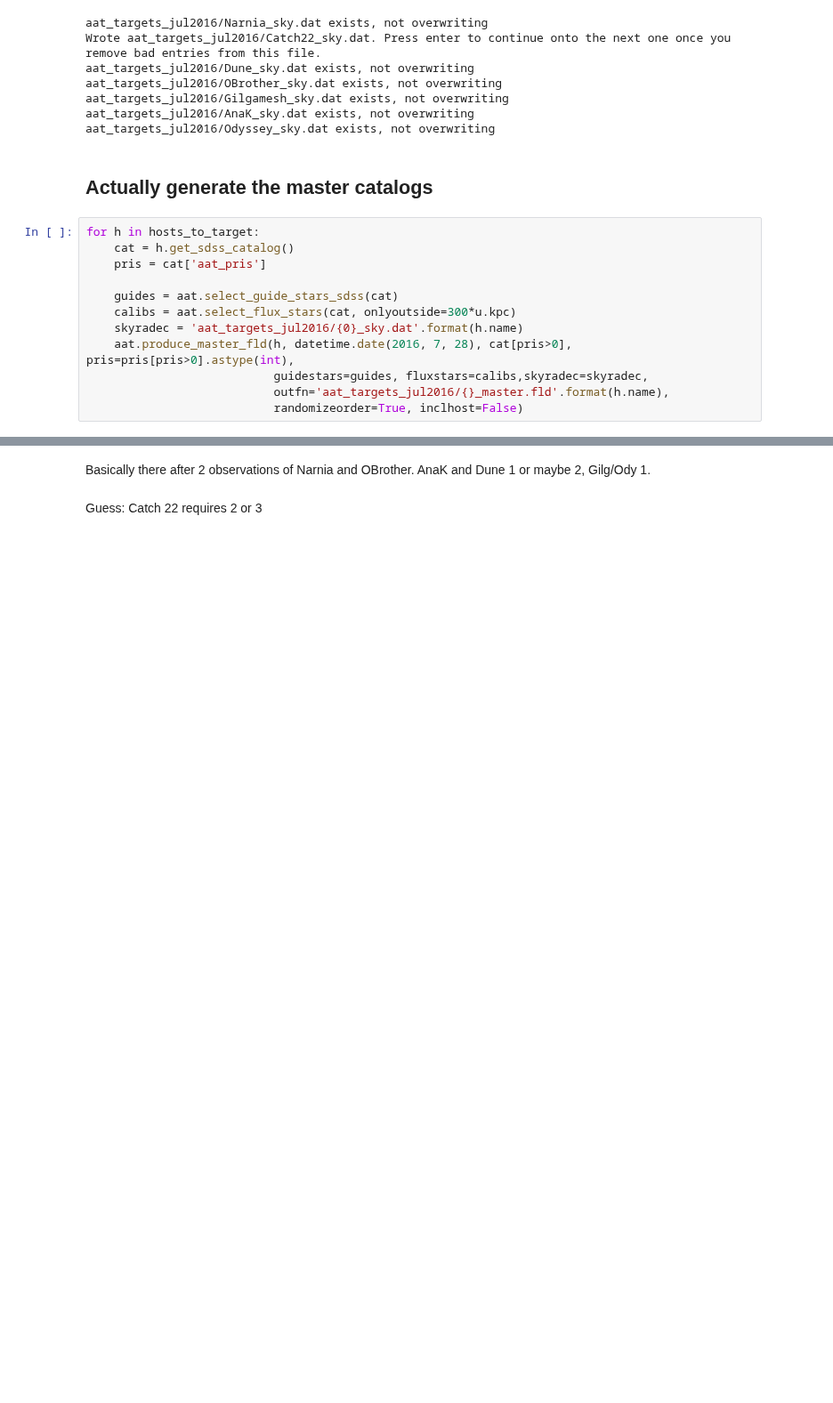
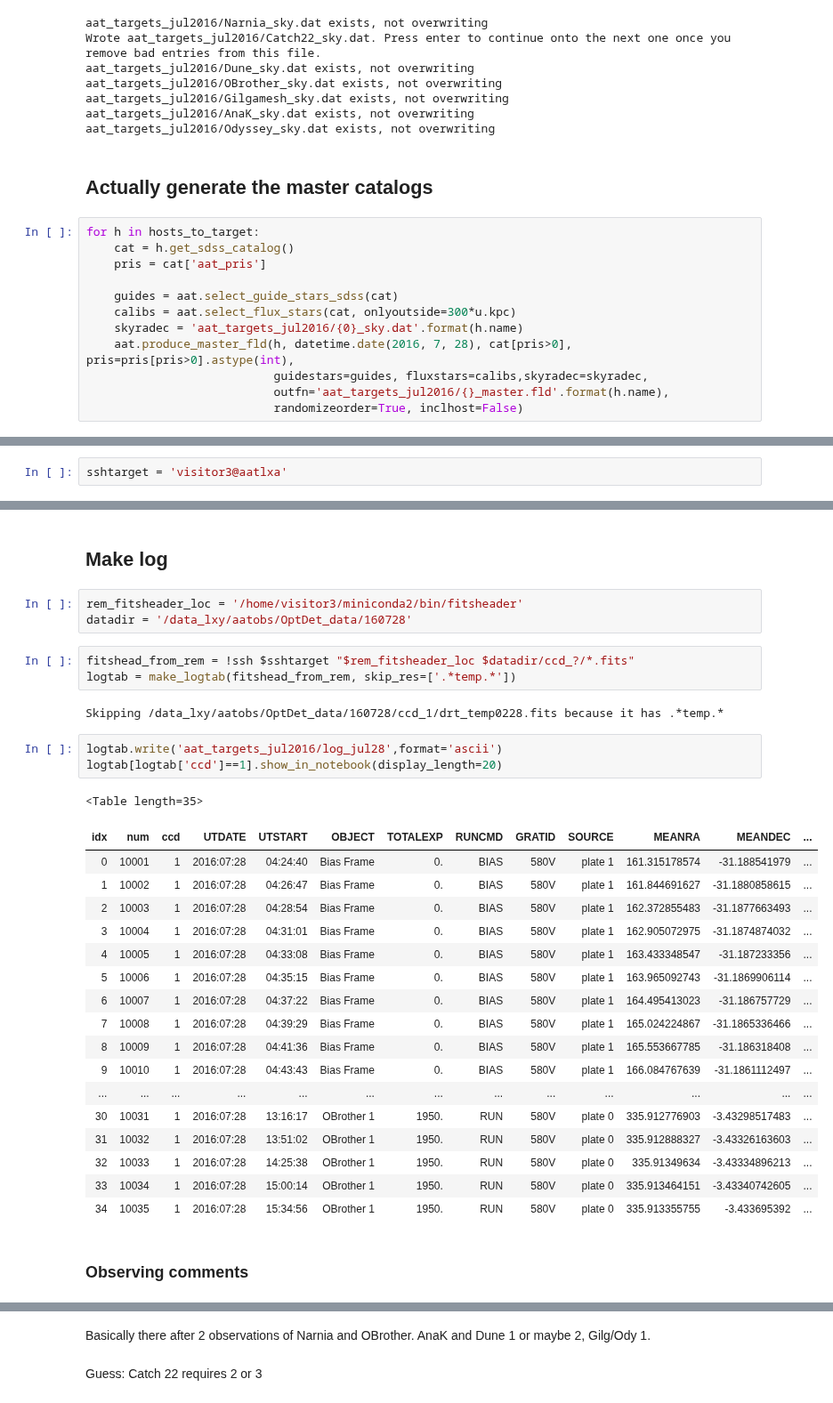
Before and after one commit to sagasurvey/erik, a Jupyter notebook: ipython_notebooks/2016Jul-AAT.ipynb, the cells around one changed output, grey strips where cells are left out. Shown at 89% size. Drawn from its saved outputs; the diff is of its cells as text; blank space fills up the shorter version.

```diff
--- a/ipython_notebooks/2016Jul-AAT.ipynb
+++ b/ipython_notebooks/2016Jul-AAT.ipynb
@@ -511,0 +438,2 @@ for h in hosts_to_target:
+# %%
+sshtarget = 'visitor3@aatlxa'
@@ -511,0 +532,34 @@ for h in hosts_to_target:
+# %% [markdown]
+## Make log
+# %%
+rem_fitsheader_loc = '/home/visitor3/miniconda2/bin/fitsheader'
+datadir = '/data_lxy/aatobs/OptDet_data/160728'
+# %%
+fitshead_from_rem = !ssh $sshtarget "$rem_fitsheader_loc $datadir/ccd_?/*.fits"
+logtab = make_logtab(fitshead_from_rem, skip_res=['.*temp.*'])
+# %% [output]
+Skipping /data_lxy/aatobs/OptDet_data/160728/ccd_1/drt_temp0228.fits because it has .*temp.*
+# %%
+logtab.write('aat_targets_jul2016/log_jul28',format='ascii')
+logtab[logtab['ccd']==1].show_in_notebook(display_length=20)
+# %% [output]
+<Table length=35>
+| idx | num | ccd | UTDATE | UTSTART | OBJECT | TOTALEXP | RUNCMD | GRATID | SOURCE | MEANRA | MEANDEC | ... |
+| 0 | 10001 | 1 | 2016:07:28 | 04:24:40 | Bias Frame | 0. | BIAS | 580V | plate 1 | 161.315178574 | -31.188541979 | ... |
+| 1 | 10002 | 1 | 2016:07:28 | 04:26:47 | Bias Frame | 0. | BIAS | 580V | plate 1 | 161.844691627 | -31.1880858615 | ... |
+| 2 | 10003 | 1 | 2016:07:28 | 04:28:54 | Bias Frame | 0. | BIAS | 580V | plate 1 | 162.372855483 | -31.1877663493 | ... |
+| 3 | 10004 | 1 | 2016:07:28 | 04:31:01 | Bias Frame | 0. | BIAS | 580V | plate 1 | 162.905072975 | -31.1874874032 | ... |
+| 4 | 10005 | 1 | 2016:07:28 | 04:33:08 | Bias Frame | 0. | BIAS | 580V | plate 1 | 163.433348547 | -31.187233356 | ... |
+| 5 | 10006 | 1 | 2016:07:28 | 04:35:15 | Bias Frame | 0. | BIAS | 580V | plate 1 | 163.965092743 | -31.1869906114 | ... |
+| 6 | 10007 | 1 | 2016:07:28 | 04:37:22 | Bias Frame | 0. | BIAS | 580V | plate 1 | 164.495413023 | -31.186757729 | ... |
+| 7 | 10008 | 1 | 2016:07:28 | 04:39:29 | Bias Frame | 0. | BIAS | 580V | plate 1 | 165.024224867 | -31.1865336466 | ... |
+| 8 | 10009 | 1 | 2016:07:28 | 04:41:36 | Bias Frame | 0. | BIAS | 580V | plate 1 | 165.553667785 | -31.186318408 | ... |
+| 9 | 10010 | 1 | 2016:07:28 | 04:43:43 | Bias Frame | 0. | BIAS | 580V | plate 1 | 166.084767639 | -31.1861112497 | ... |
+| ... | ... | ... | ... | ... | ... | ... | ... | ... | ... | ... | ... | ... |
+| 30 | 10031 | 1 | 2016:07:28 | 13:16:17 | OBrother 1 | 1950. | RUN | 580V | plate 0 | 335.912776903 | -3.43298517483 | ... |
+| 31 | 10032 | 1 | 2016:07:28 | 13:51:02 | OBrother 1 | 1950. | RUN | 580V | plate 0 | 335.912888327 | -3.43326163603 | ... |
+| 32 | 10033 | 1 | 2016:07:28 | 14:25:38 | OBrother 1 | 1950. | RUN | 580V | plate 0 | 335.91349634 | -3.43334896213 | ... |
+| 33 | 10034 | 1 | 2016:07:28 | 15:00:14 | OBrother 1 | 1950. | RUN | 580V | plate 0 | 335.913464151 | -3.43340742605 | ... |
+| 34 | 10035 | 1 | 2016:07:28 | 15:34:56 | OBrother 1 | 1950. | RUN | 580V | plate 0 | 335.913355755 | -3.433695392 | ... |
+# %% [markdown]
+### Observing comments
```
Also changed, not shown: parts of 97 cells of this notebook, 1 other file.
